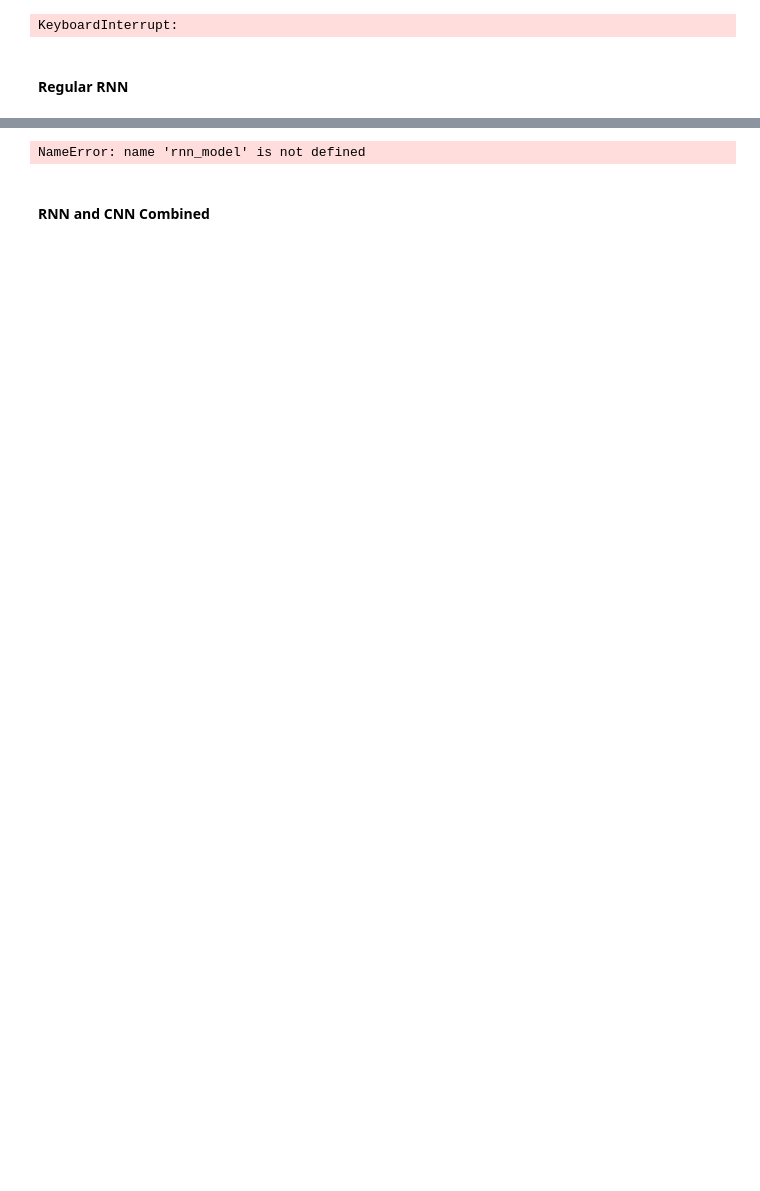
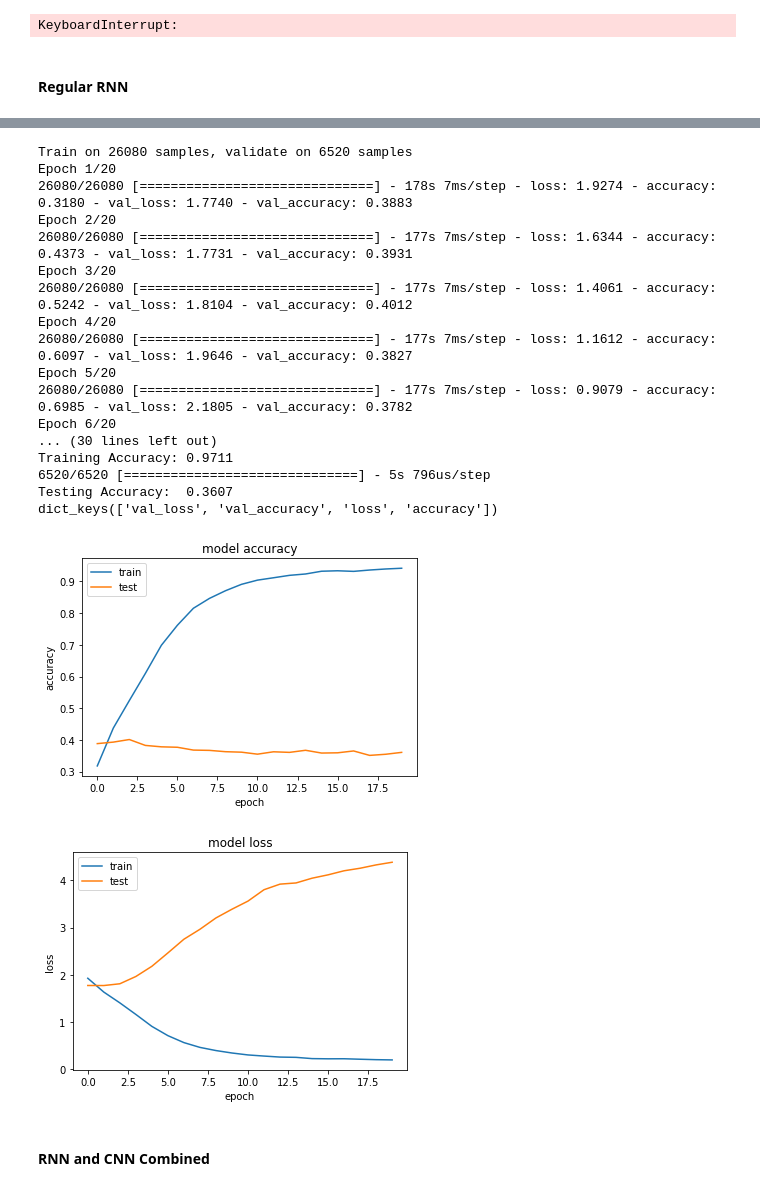
Before and after one commit to ZachZs/MusicNeuralNet, a Jupyter notebook: NeuralNetworkAttempts.ipynb, the cells around one changed output, grey strips where cells are left out. Drawn from its saved outputs; the diff is of its cells as text; code cells hidden in the pictures; blank space fills up the shorter version.

```diff
--- a/NeuralNetworkAttempts.ipynb
+++ b/NeuralNetworkAttempts.ipynb
@@ -917,40 +955,58 @@ Non-trainable params: 0
 _________________________________________________________________
 # %%
 history_rnn = rnn_model.fit(X_train, y_train,
-                        epochs=5,
+                        epochs=20,
                         verbose=1,
 #                         validation_split=0.1,
                         validation_data=(X_test, y_test),
                         batch_size=32)
 
 loss, accuracy = rnn_model.evaluate(X_train, y_train, verbose=1)
 
 print("Training Accuracy: {:.4f}".format(accuracy))
 
 loss, accuracy = rnn_model.evaluate(X_test, y_test, verbose=1)
 
 print("Testing Accuracy:  {:.4f}".format(accuracy))
 
 # list all data in history
 print(history_rnn.history.keys())
 # summarize history for accuracy
 plt.plot(history_rnn.history['accuracy'])
 plt.plot(history_rnn.history['val_accuracy'])
 plt.title('model accuracy')
 plt.ylabel('accuracy')
 plt.xlabel('epoch')
 plt.legend(['train', 'test'], loc='upper left')
 plt.show()
 # summarize history for loss
 plt.plot(history_rnn.history['loss'])
 plt.plot(history_rnn.history['val_loss'])
 plt.title('model loss')
 plt.ylabel('loss')
 plt.xlabel('epoch')
 plt.legend(['train', 'test'], loc='upper left')
 plt.show()
 # %% [output]
-NameError: name 'rnn_model' is not defined
+Train on 26080 samples, validate on 6520 samples
+Epoch 1/20
+26080/26080 [==============================] - 178s 7ms/step - loss: 1.9274 - accuracy: 0.3180 - val_loss: 1.7740 - val_accuracy: 0.3883
+Epoch 2/20
+26080/26080 [==============================] - 177s 7ms/step - loss: 1.6344 - accuracy: 0.4373 - val_loss: 1.7731 - val_accuracy: 0.3931
+Epoch 3/20
+26080/26080 [==============================] - 177s 7ms/step - loss: 1.4061 - accuracy: 0.5242 - val_loss: 1.8104 - val_accuracy: 0.4012
+Epoch 4/20
+26080/26080 [==============================] - 177s 7ms/step - loss: 1.1612 - accuracy: 0.6097 - val_loss: 1.9646 - val_accuracy: 0.3827
+Epoch 5/20
+26080/26080 [==============================] - 177s 7ms/step - loss: 0.9079 - accuracy: 0.6985 - val_loss: 2.1805 - val_accuracy: 0.3782
+Epoch 6/20
+... (30 lines left out)
+Training Accuracy: 0.9711
+6520/6520 [==============================] - 5s 796us/step
+Testing Accuracy:  0.3607
+dict_keys(['val_loss', 'val_accuracy', 'loss', 'accuracy'])
+[figure, added]
+[figure, added]
 # %% [markdown]
 #### RNN and CNN Combined
 # %%
```
Also changed, not shown: parts of 23 cells of this notebook.
